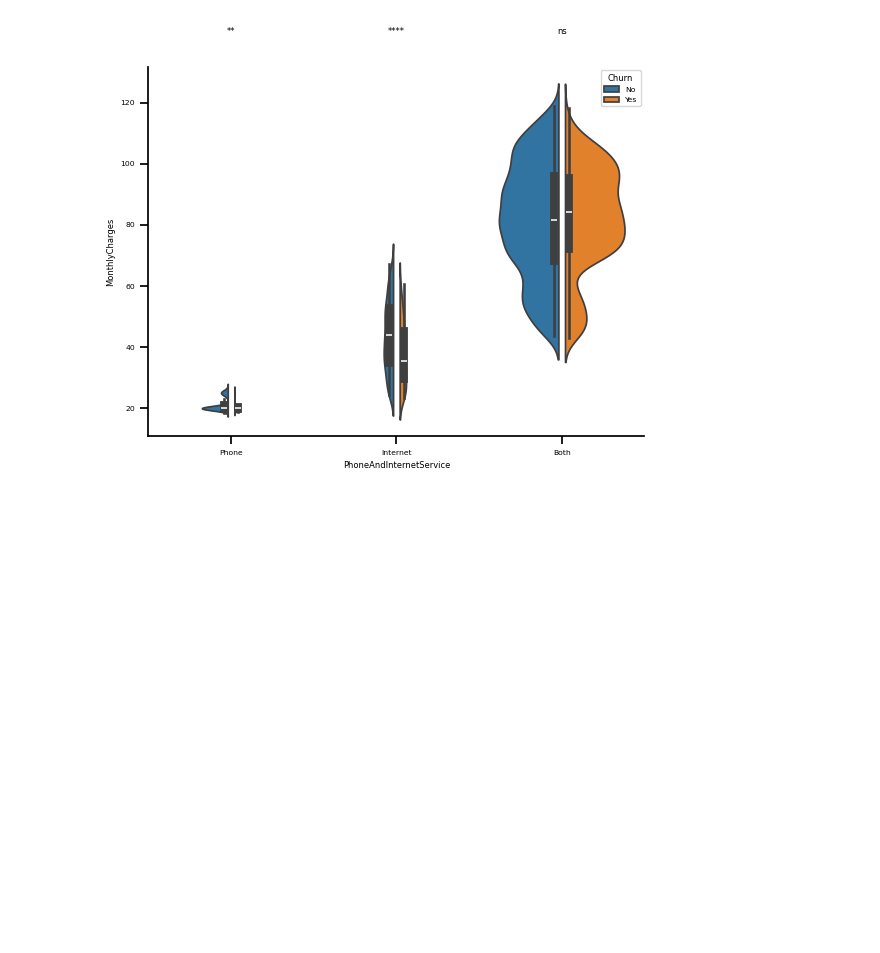
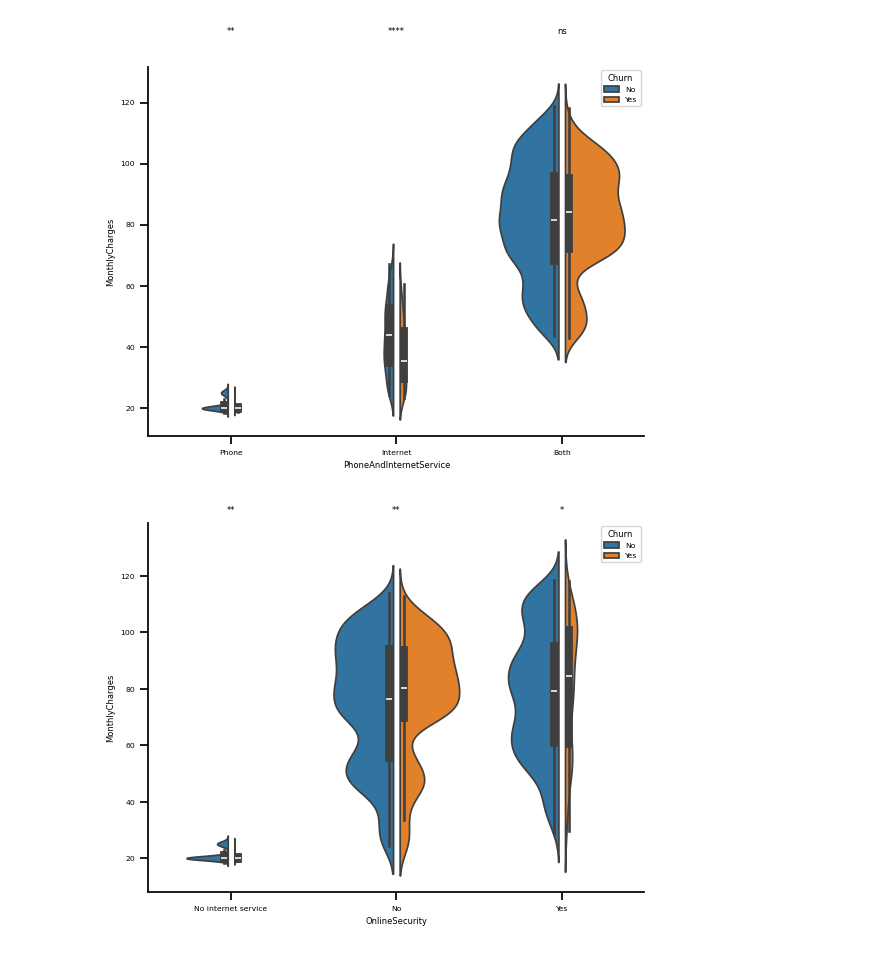
Before and after one commit to jdh33/churn-stats-ml-visualization, a Jupyter notebook: notebooks/telco_customer_churn_exploration.ipynb, the cells around one changed output. Saved outputs shown, nothing was run; the diff lists cells and outputs as text; code cells hidden in the pictures; blank space fills up the shorter version.

Commit message:
Update telco_customer_churn_exploration.ipynb Add violin plots Add an upset plot

```diff
--- a/notebooks/telco_customer_churn_exploration.ipynb
+++ b/notebooks/telco_customer_churn_exploration.ipynb
@@ -427,3 +419,28 @@ for i, pval in enumerate(mwu_test_results):
     _ = ax.text(x=i, y=y_text_location, s=pval, horizontalalignment='center')
 # %% [output]
 [figure]
+# %%
+mwu_test_results = []
+feature_1 = 'OnlineSecurity'
+feature_2 = 'MonthlyCharges'
+order = ['No internet service', 'No', 'Yes']
+y_text_location = 1.2 * df['MonthlyCharges'].max()
+hue = 'Churn'
+hue_order = ['No', 'Yes']
+pairs_to_test = [('No', 'Yes')]
+for category in order:
+    for pair in pairs_to_test:
+        x = df.loc[(df[feature_1] == category) & (df[hue] == pair[0])][feature_2]
+        y = df.loc[(df[feature_1] == category) & (df[hue] == pair[1])][feature_2]
+        mwu_test_results.append(
+            utils.convert_pvalue_to_asterisks(mannwhitneyu(x=x, y=y)[1]))
+
+ax = sns.violinplot(
+    data=df, x=feature_1, order=order, y=feature_2, hue=hue, hue_order=hue_order,
+    split=True, gap=0.1, density_norm='count')
+sns.despine()
+for i, pval in enumerate(mwu_test_results):
+    # Notice: Not offsetting i
+    _ = ax.text(x=i, y=y_text_location, s=pval, horizontalalignment='center')
+# %% [output]
+[figure, added]
```
Also changed, not shown: parts of 9 cells of this notebook.
